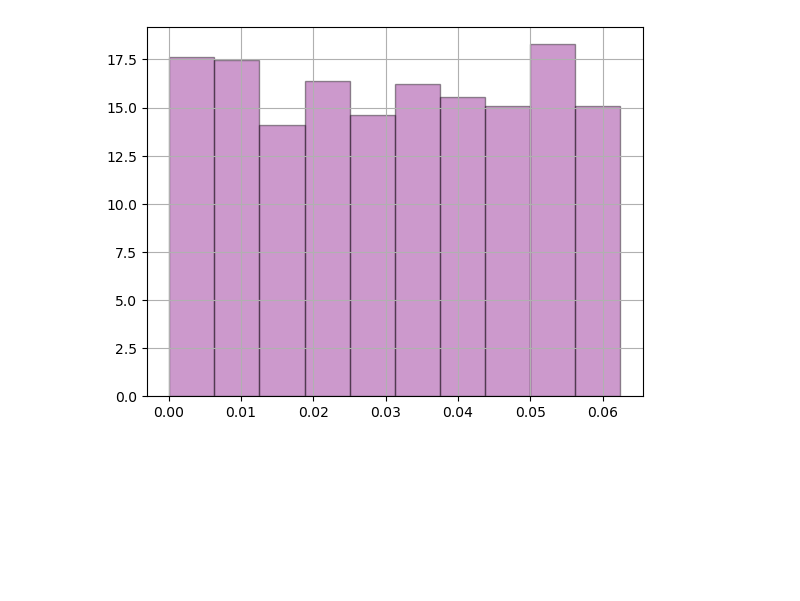
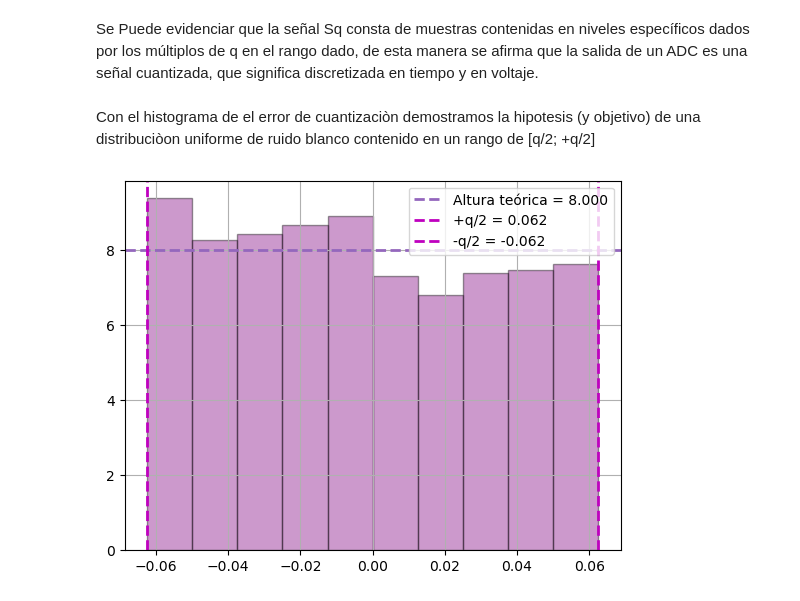
Before and after one commit to patriciagtodd/Patricia_Gonzalez_Todd_APS, a Jupyter notebook: Patricia_Gonzalez_Todd_TS2.ipynb, the cells around one changed output. Drawn from its saved outputs; the diff is of its cells as text; code cells hidden in the pictures; blank space fills up the shorter version.

```diff
--- a/Patricia_Gonzalez_Todd_TS2.ipynb
+++ b/Patricia_Gonzalez_Todd_TS2.ipynb
@@ -7,22 +7 @@
 #### Patricia González Todd
-# %%
-import numpy as np
-import matplotlib.pyplot as plt
-
-# Parámetros
-A = np.sqrt(2)
-dc = 0
-fs = 2
-fase = 0
-muestras = 1000
-f0 = fs/muestras #delta f que es RESOLUCION ESPECTRAL
-bits = 4
-# 4 bits => 16 niveles
-Vf = 2
-q = Vf/(2**bits)
-Ps = (A**2)/ 2
-Pq = (q**2)/12
-kn = 2
-Pr = kn * Pq #ESTO DEBERIA SER LA VARIANZA
-SNR = Ps/Pr
-SNR_db = 10*np.log10(SNR)
@@ -70,8 +75,27 @@ plt.show()
-# %%
-#%% Hitograma de  error de cuantizacion
-plt.hist(Eq, bins=10, density= 'true', color='purple', alpha=0.4,
-         edgecolor='black')
-plt.grid(True)
-plt.show()
-# %% [output]
-[figure, removed]
+# %% [markdown]
+Se Puede evidenciar que la señal Sq consta de muestras contenidas en niveles específicos dados por los múltiplos de q en el rango dado, de esta manera se afirma que la salida de un ADC es una señal cuantizada, que significa discretizada en tiempo y en voltaje.
+# %% [markdown]
+Con el histograma de el error de cuantizaciòn demostramos la hipotesis (y objetivo) de una distribuciòon uniforme de ruido blanco contenido en un rango de [q/2; +q/2]
+# %%
+#%% Histograma del error de cuantizacion
+plt.hist(Error_q, bins=10, density=True, color='purple', alpha=0.4,
+         edgecolor='black')
+
+plt.axhline(1/q, color='C4',
+            label=f"Altura teórica = {1/q:.3f}",
+            linestyle='--', linewidth=2)
+
+# Límites teóricos del error de cuantización
+plt.axvline(q/2, color='m',
+            label=f"+q/2 = {q/2:.3f}",
+            linestyle='--', linewidth=2)
+
+plt.axvline(-q/2, color='m',
+            label=f"-q/2 = {-q/2:.3f}",
+            linestyle='--', linewidth=2)
+
+plt.grid(True)
+plt.legend()
+plt.show()
+# %% [output]
+[figure, added]
```
Also changed, not shown: parts of 8 cells of this notebook, 1 other file.
